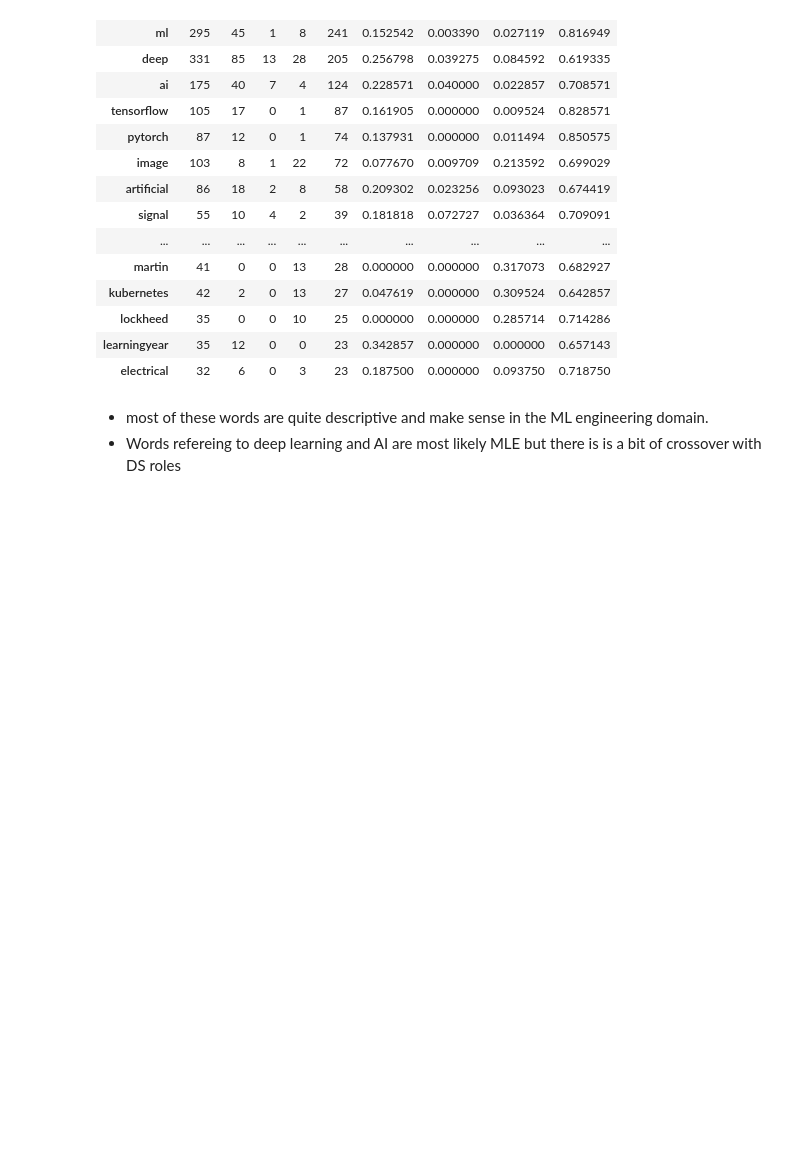
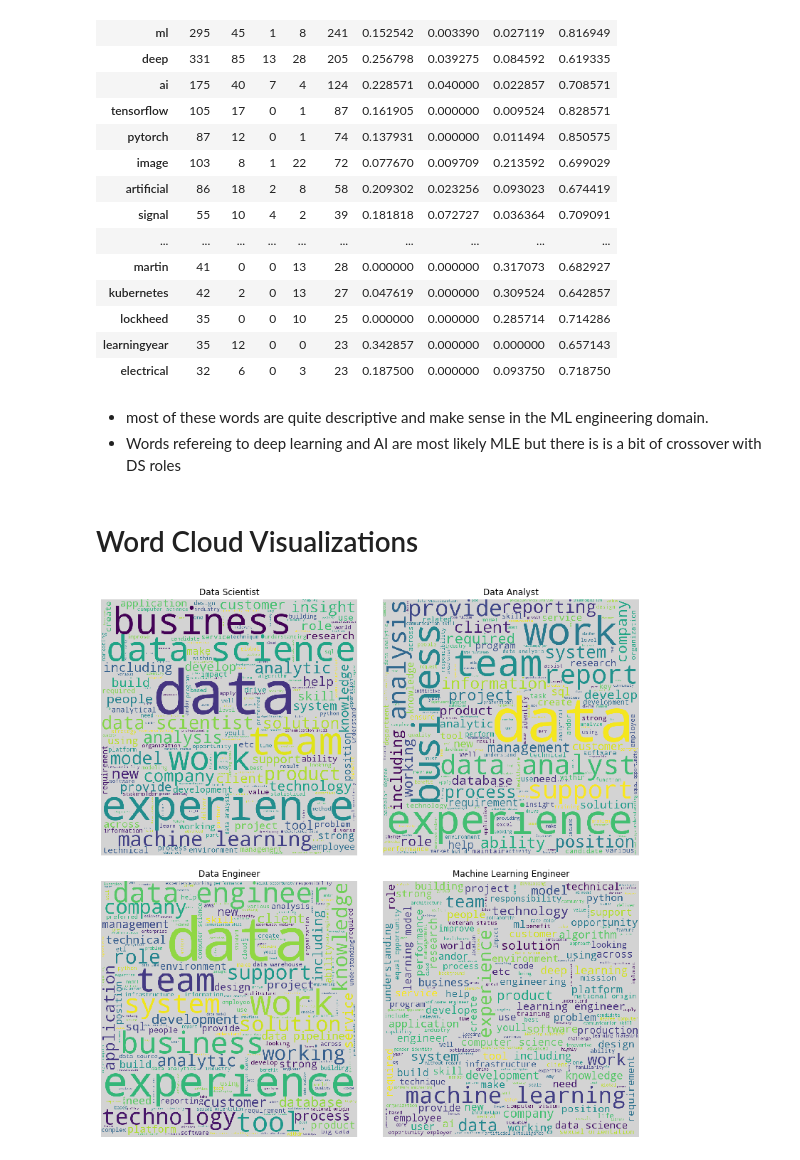
Before and after one commit to Brandon-Martinez27/data-job-resume-booster, a Jupyter notebook: explore.ipynb, the cells around one changed output. Cells and saved outputs as stored; diff of their text form; code cells hidden in the pictures; blank space fills up the shorter version.

Commit message:
added word cloud visualizations for each label

```diff
--- a/explore.ipynb
+++ b/explore.ipynb
@@ -361,3 +361,38 @@ word_counts[word_counts.prop_mle > .6].sort_values(by='MLE', ascending=False)
 # %% [markdown]
 - most of these words are quite descriptive and make sense in the ML engineering domain.
 - Words refereing to deep learning and AI are most likely MLE but there is is a bit of crossover with DS roles
+# %% [markdown]
+# Word Cloud Visualizations
+# %%
+ds_cloud = WordCloud(background_color='lightgray',
+                      height=800, width=800).generate(' '.join(ds_words))
+
+da_cloud = WordCloud(background_color='lightgray',
+                      height=800, width=800).generate(' '.join(da_words))
+
+de_cloud = WordCloud(background_color='lightgray',
+                      height=800, width=800).generate(' '.join(de_words))
+
+mle_cloud = WordCloud(background_color='lightgray',
+                      height=800, width=800).generate(' '.join(mle_words))
+
+plt.figure(figsize=(10,10))
+axs = [plt.axes([.25, 1, .5, .5]),
+       plt.axes([.8, 1, .5, .5]),
+       plt.axes([.25, .45, .5, .5]),
+       plt.axes([.8, .45, .5, .5])]
+
+# imshow => display data as an image
+axs[0].imshow(ds_cloud)
+axs[1].imshow(da_cloud)
+axs[2].imshow(de_cloud)
+axs[3].imshow(mle_cloud)
+
+axs[0].set_title('Data Scientist')
+axs[1].set_title('Data Analyst')
+axs[2].set_title('Data Engineer')
+axs[3].set_title('Machine Learning Engineer')
+
+for ax in axs: ax.axis('off')
+# %% [output]
+[figure, added]
```
